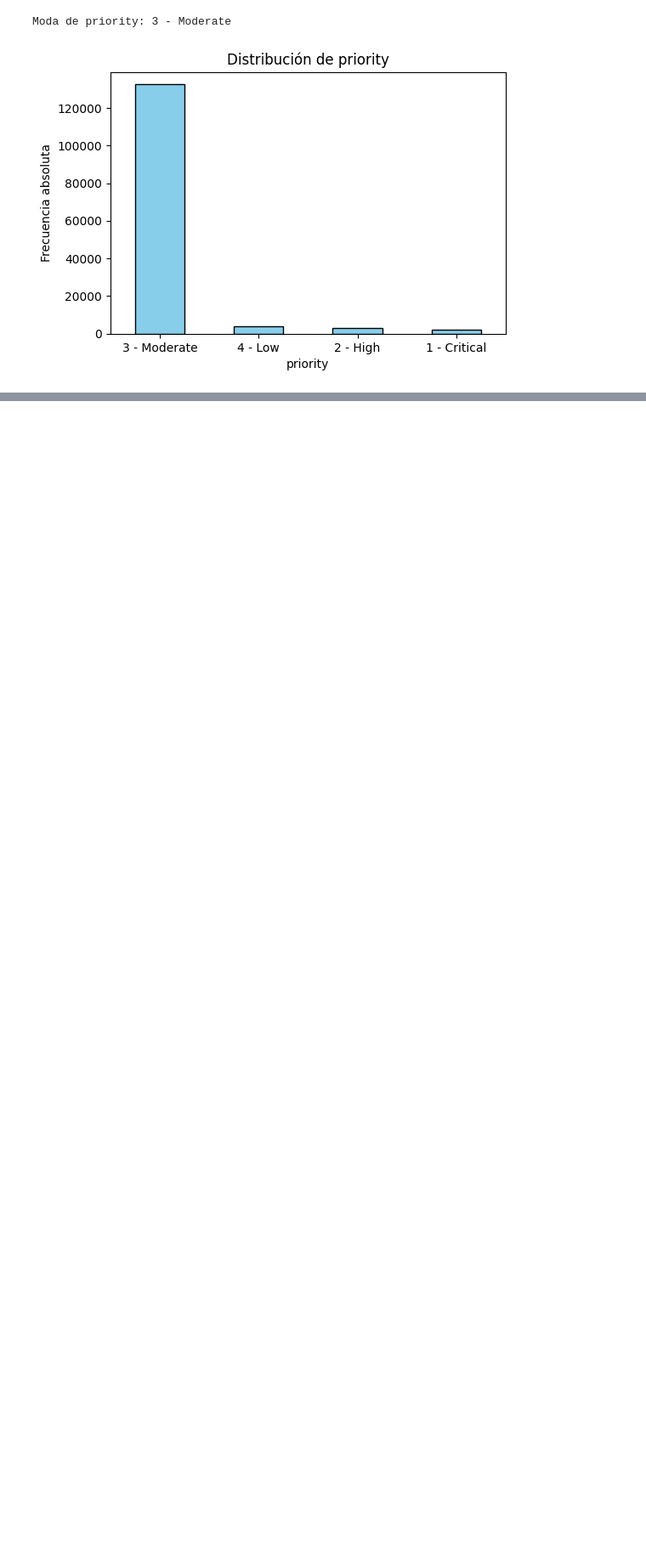
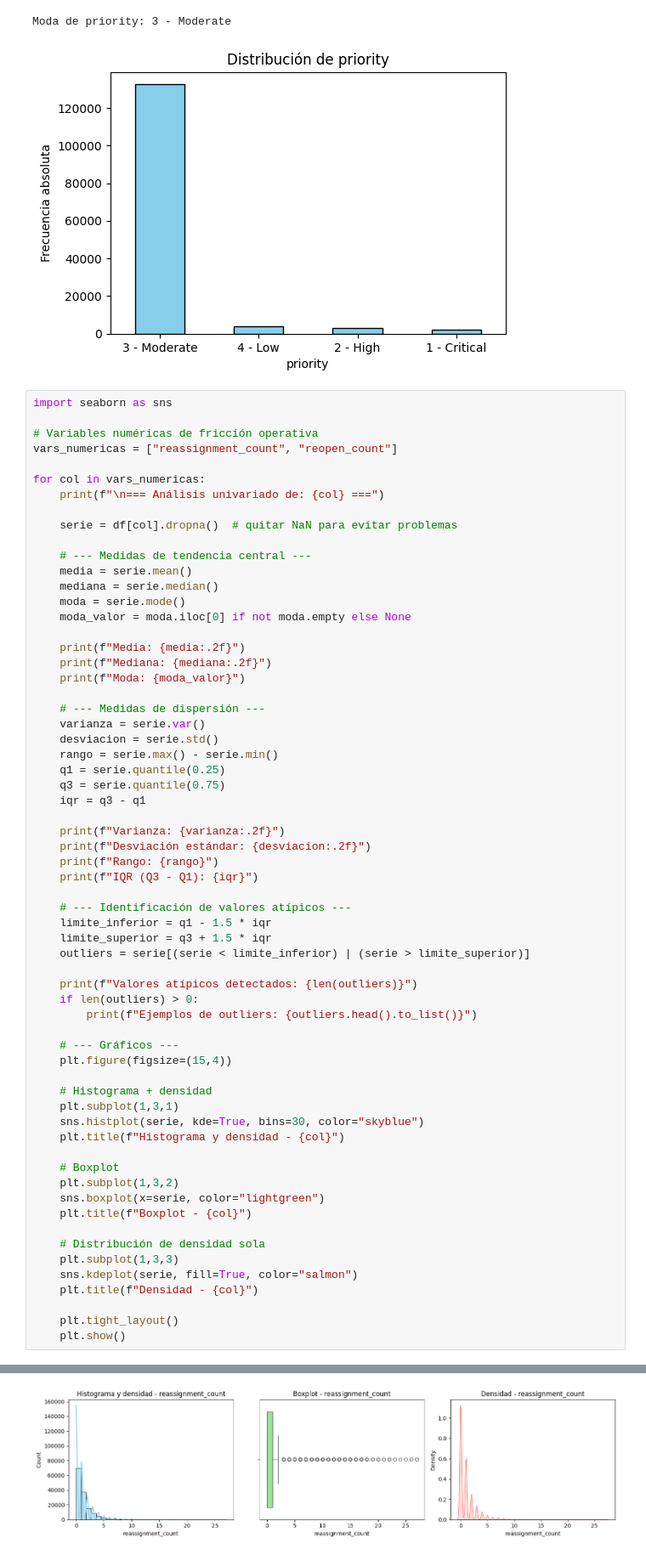
Before and after one commit to smelomunoz/Repo_Proyecto_1, a Jupyter notebook: Tarea_2/Exploracion_datos.ipynb, the cells around one changed output, grey strips where cells are left out. Shown at 85% size. Cells and saved outputs as stored; diff of their text form; blank space fills up the shorter version.

Commit message:
Análisis univariado variables de fricción operativa

```diff
--- a/Tarea_2/Exploracion_datos.ipynb
+++ b/Tarea_2/Exploracion_datos.ipynb
@@ -181,3 +181,67 @@ Moda de urgency: 2 - Medium
 | 1 - Critical | 2258 | 1.59 |
 Moda de priority: 3 - Moderate
 [figure]
+# %%
+import seaborn as sns
+
+# Variables numéricas de fricción operativa
+vars_numericas = ["reassignment_count", "reopen_count"]
+
+for col in vars_numericas:
+    print(f"\n=== Análisis univariado de: {col} ===")
+
+    serie = df[col].dropna()  # quitar NaN para evitar problemas
+
+    # --- Medidas de tendencia central ---
+    media = serie.mean()
+    mediana = serie.median()
+    moda = serie.mode()
+    moda_valor = moda.iloc[0] if not moda.empty else None
+
+    print(f"Media: {media:.2f}")
+    print(f"Mediana: {mediana:.2f}")
+    print(f"Moda: {moda_valor}")
+
+    # --- Medidas de dispersión ---
+    varianza = serie.var()
+    desviacion = serie.std()
+    rango = serie.max() - serie.min()
+    q1 = serie.quantile(0.25)
+    q3 = serie.quantile(0.75)
+    iqr = q3 - q1
+
+    print(f"Varianza: {varianza:.2f}")
+    print(f"Desviación estándar: {desviacion:.2f}")
+    print(f"Rango: {rango}")
+    print(f"IQR (Q3 - Q1): {iqr}")
+
+    # --- Identificación de valores atípicos ---
+    limite_inferior = q1 - 1.5 * iqr
+    limite_superior = q3 + 1.5 * iqr
+    outliers = serie[(serie < limite_inferior) | (serie > limite_superior)]
+
+    print(f"Valores atípicos detectados: {len(outliers)}")
+    if len(outliers) > 0:
+        print(f"Ejemplos de outliers: {outliers.head().to_list()}")
+
+    # --- Gráficos ---
+    plt.figure(figsize=(15,4))
+
+    # Histograma + densidad
+    plt.subplot(1,3,1)
+    sns.histplot(serie, kde=True, bins=30, color="skyblue")
+    plt.title(f"Histograma y densidad - {col}")
+
+    # Boxplot
+    plt.subplot(1,3,2)
+    sns.boxplot(x=serie, color="lightgreen")
+    plt.title(f"Boxplot - {col}")
+
+    # Distribución de densidad sola
+    plt.subplot(1,3,3)
+    sns.kdeplot(serie, fill=True, color="salmon")
+    plt.title(f"Densidad - {col}")
+
+    plt.tight_layout()
+    plt.show()
+# %% [output]
@@ -183,0 +258 @@ Moda de priority: 3 - Moderate
+[figure, added]
```
Also changed, not shown: parts of 1 cell of this notebook.
